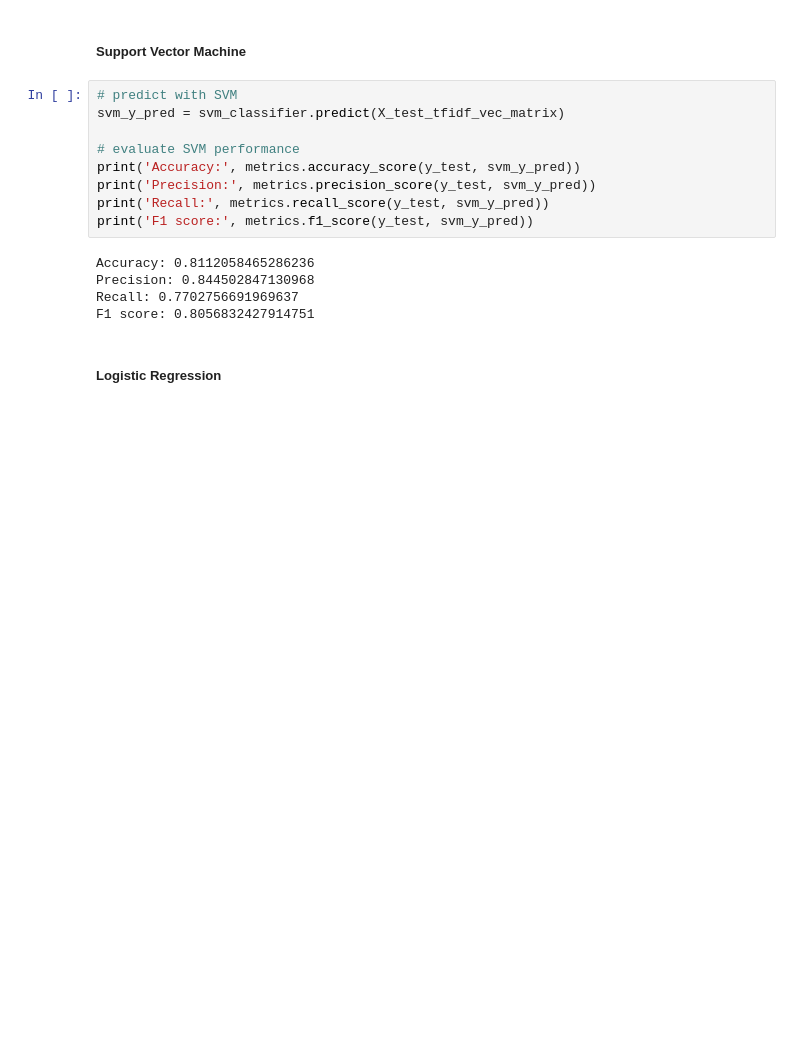
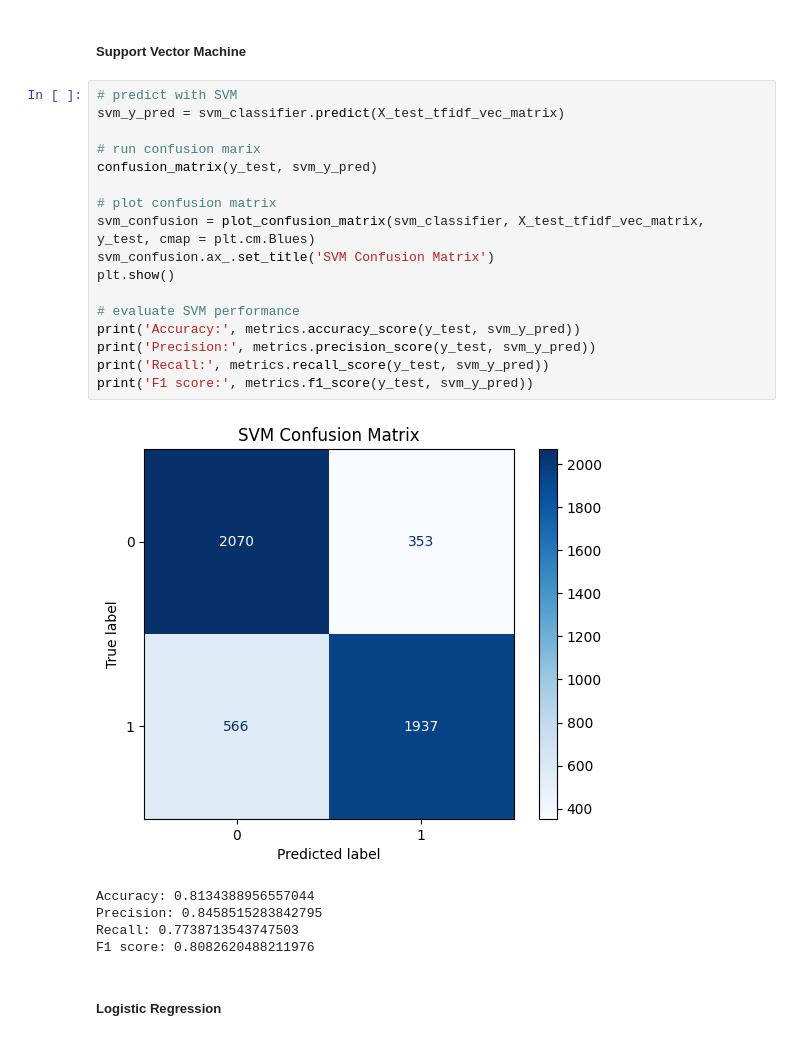
Before and after one commit to thalia-huynh/predicting-depression-using-nlp, a Jupyter notebook: detecting-depression-from-online-text.ipynb, the cells around one changed output. Saved outputs shown, nothing was run; the diff lists cells and outputs as text; blank space fills up the shorter version.

```diff
--- a/detecting-depression-from-online-text.ipynb
+++ b/detecting-depression-from-online-text.ipynb
@@ -441,17 +452,26 @@ F1 score: 0.8187180495477782
 # %%
 # predict with SVM
 svm_y_pred = svm_classifier.predict(X_test_tfidf_vec_matrix)
+
+# run confusion marix
+confusion_matrix(y_test, svm_y_pred)
+
+# plot confusion matrix
+svm_confusion = plot_confusion_matrix(svm_classifier, X_test_tfidf_vec_matrix, y_test, cmap = plt.cm.Blues)
+svm_confusion.ax_.set_title('SVM Confusion Matrix')
+plt.show()
 
 # evaluate SVM performance
 print('Accuracy:', metrics.accuracy_score(y_test, svm_y_pred))
 print('Precision:', metrics.precision_score(y_test, svm_y_pred))
 print('Recall:', metrics.recall_score(y_test, svm_y_pred))
 print('F1 score:', metrics.f1_score(y_test, svm_y_pred))
 # %% [output]
+[figure, added]
-Accuracy: 0.8112058465286236
-Precision: 0.844502847130968
-Recall: 0.7702756691969637
-F1 score: 0.8056832427914751
+Accuracy: 0.8134388956557044
+Precision: 0.8458515283842795
+Recall: 0.7738713543747503
+F1 score: 0.8082620488211976
 # %% [markdown]
 ##### Logistic Regression
 # %%
```
Also changed, not shown: parts of 5 cells of this notebook.
